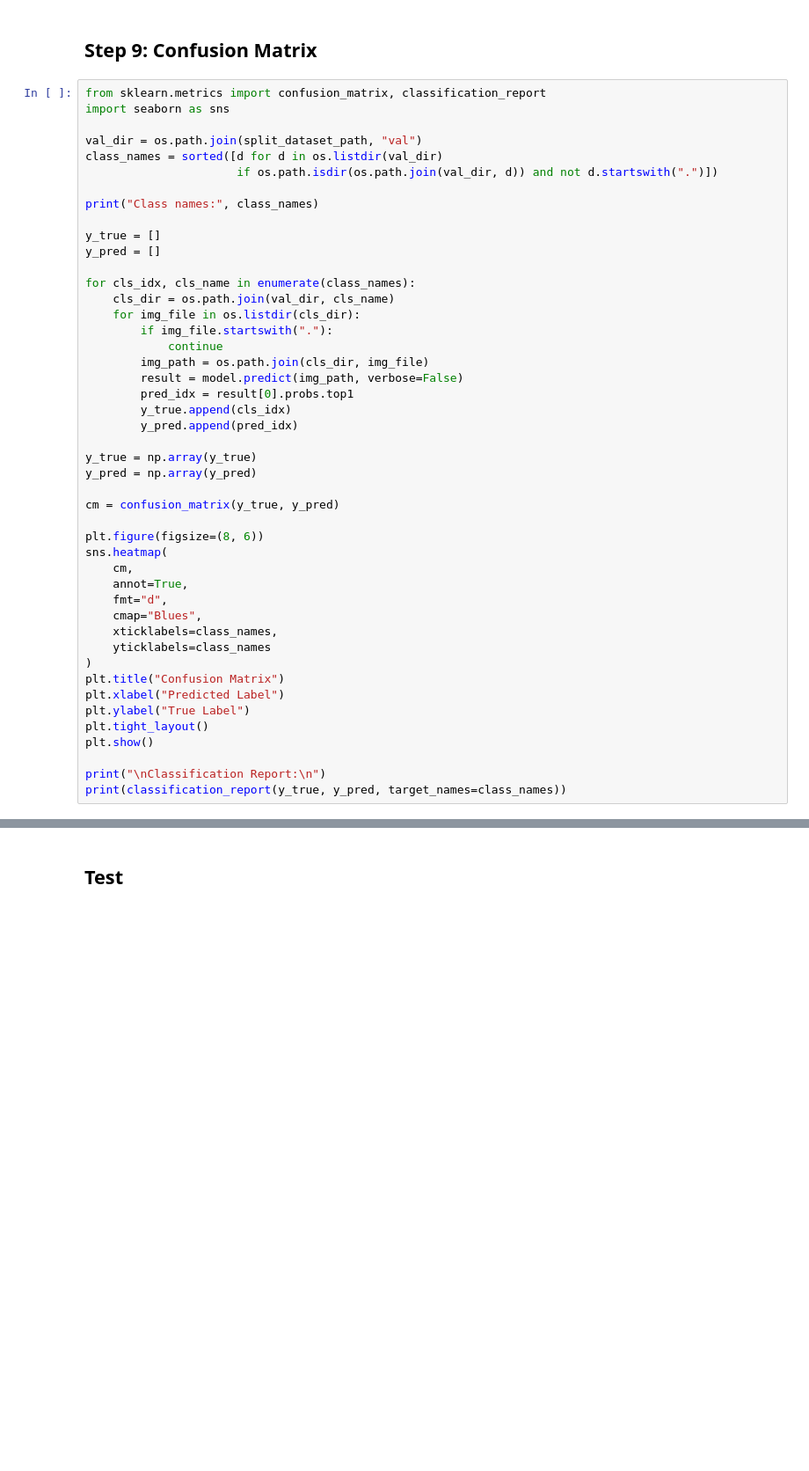
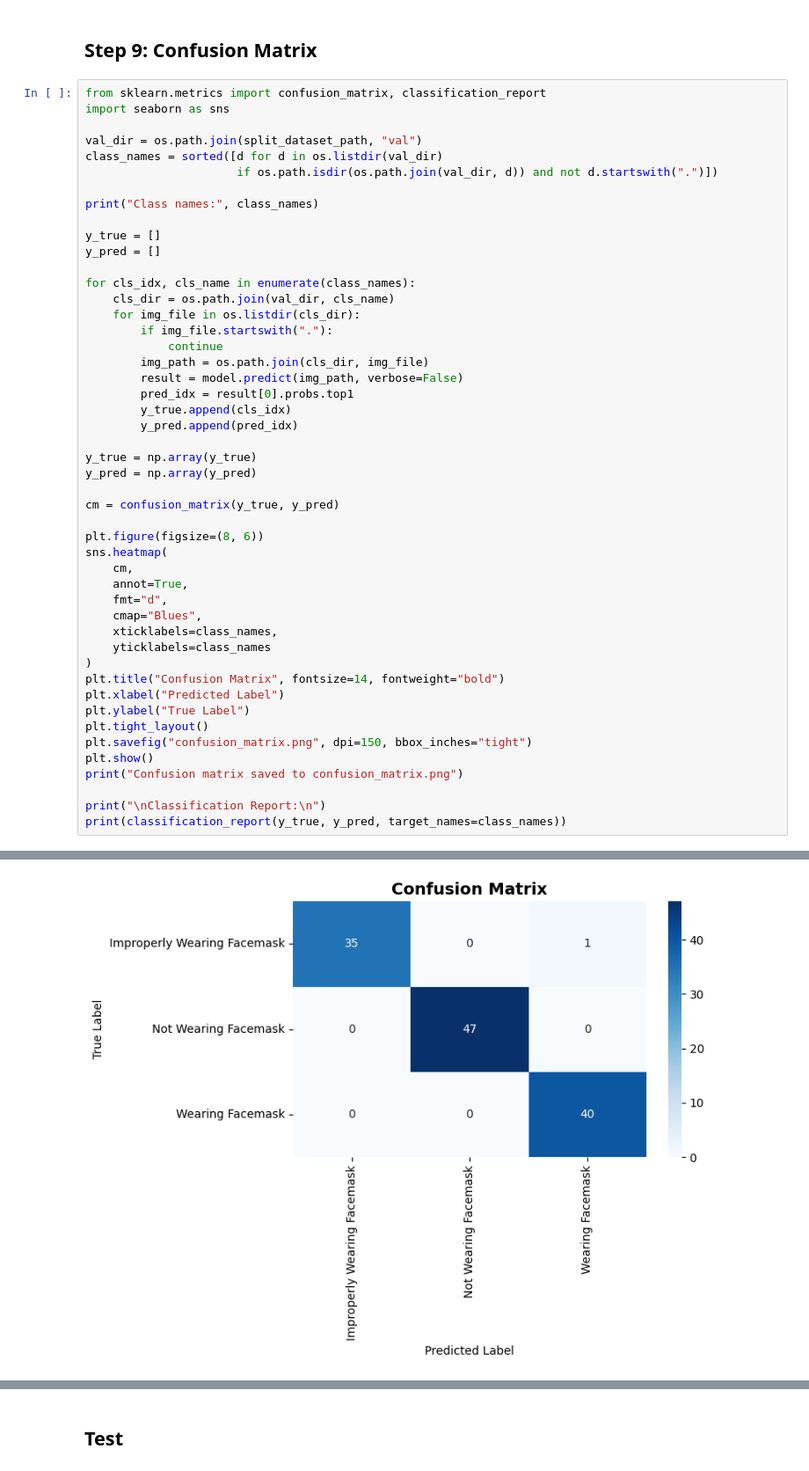
Before and after one commit to leonnmarcoo/CCDEPLRL_COM232_PROJECT, a Jupyter notebook: improved_model3.ipynb, the cells around one changed output, grey strips where cells are left out. Shown at 88% size. Cells and saved outputs as stored; diff of their text form; blank space fills up the shorter version.

```diff
--- a/improved_model3.ipynb
+++ b/improved_model3.ipynb
@@ -219,31 +221,34 @@ for cls_idx, cls_name in enumerate(class_names):
             continue
         img_path = os.path.join(cls_dir, img_file)
         result = model.predict(img_path, verbose=False)
         pred_idx = result[0].probs.top1
         y_true.append(cls_idx)
         y_pred.append(pred_idx)
 
 y_true = np.array(y_true)
 y_pred = np.array(y_pred)
 
 cm = confusion_matrix(y_true, y_pred)
 
 plt.figure(figsize=(8, 6))
 sns.heatmap(
     cm,
     annot=True,
     fmt="d",
     cmap="Blues",
     xticklabels=class_names,
     yticklabels=class_names
 )
-plt.title("Confusion Matrix")
+plt.title("Confusion Matrix", fontsize=14, fontweight="bold")
 plt.xlabel("Predicted Label")
 plt.ylabel("True Label")
 plt.tight_layout()
+plt.savefig("confusion_matrix.png", dpi=150, bbox_inches="tight")
 plt.show()
+print("Confusion matrix saved to confusion_matrix.png")
 
 print("\nClassification Report:\n")
 print(classification_report(y_true, y_pred, target_names=class_names))
 # %% [output]
 Class names: ['Improperly Wearing Facemask', 'Not Wearing Facemask', 'Wearing Facemask']
+[figure, added]
```
Also changed, not shown: parts of 10 cells of this notebook, 22 other files.
